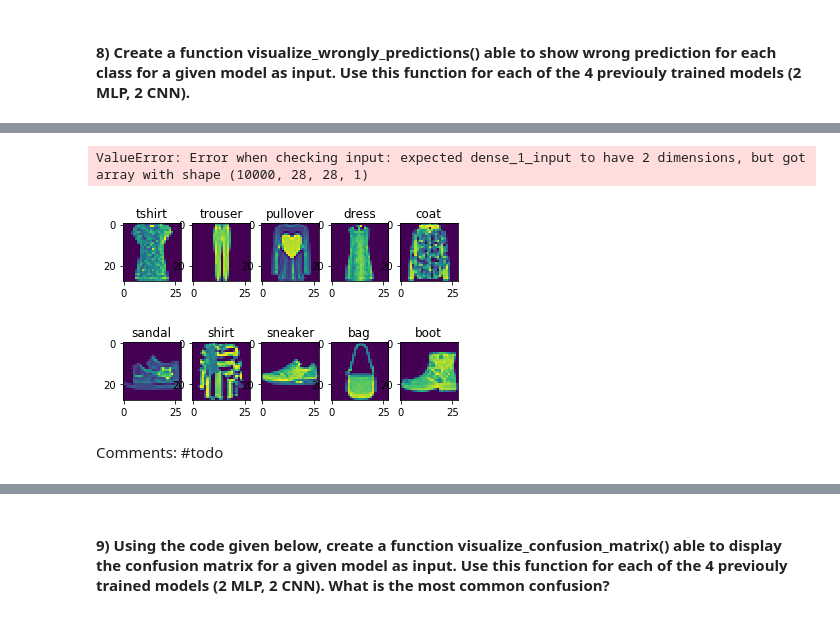
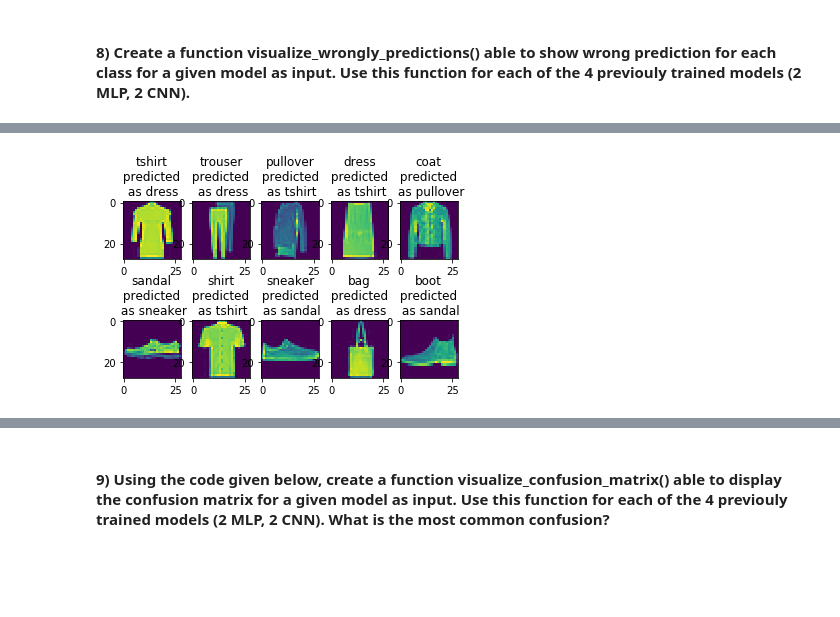
Before and after one commit to iqdecay/DeepLearning, a Jupyter notebook: LabSession5-CNN_Fashion-MNIST-student.ipynb, the cells around one changed output, grey strips where cells are left out. Cells and saved outputs as stored; diff of their text form; code cells hidden in the pictures; blank space fills up the shorter version.

```diff
--- a/LabSession5-CNN_Fashion-MNIST-student.ipynb
+++ b/LabSession5-CNN_Fashion-MNIST-student.ipynb
@@ -275,25 +275,22 @@ Comments: #todo
 # %% [markdown]
 #### 8) Create a function visualize_wrongly_predictions() able to show wrong prediction for each class for a given model as input. Use this function for each of the 4 previouly trained models (2 MLP, 2 CNN).
 # %%
-import numpy as np
-(x_train, y_train), (x_test, y_test) = fashion_mnist.load_data()
-x_test_copy = np.array(x_test)
-x_train  = x_train.reshape(60000,28,28,1)/255.0
-x_test = x_test.reshape(10000,28,28,1)/255.0
-y_test.reshape(10000,1,1)
-y_train.reshape(60000,1,1)
-
 def visualize_wrongly_predictions(model):
     predictions = model.predict(x_test)
     wrong_examples = {}
+    wrong_labels = {}
     classes_found = []
     for index, label in enumerate(y_test) :
-        predicted_class  = predictions.argmax()
-        if predicted_class != label:
+        predicted_class  = predictions[index].argmax()
+        if (predicted_class != label) and (label not in classes_found) :
             classes_found.append(label)
             wrong_examples[label]=x_test[index].reshape(28,28)
+            wrong_labels[label] = class_names[predicted_class]
+        if len(classes_found) == 10 :
+            break
+
     for i in range(10):
         plt.subplot(2, 5,i+1)
         sample = wrong_examples[i]
         plt.imshow(sample)
-        plt.title(class_names[i])
+        plt.title(class_names[i]+"\n predicted \n as "+str(wrong_labels[i]))
@@ -302,12 +297,11 @@ def visualize_wrongly_predictions(model):
-# %%
-visualize_wrongly_predictions(mlp_1)
-visualize_wrongly_predictions(mlp_2)
-# %% [output]
-ValueError: Error when checking input: expected dense_1_input to have 2 dimensions, but got array with shape (10000, 28, 28, 1)
-# %%
-visualize_wrongly_predictions(cnn_1)
-visualize_wrongly_predictions(cnn_2)
-# %% [output]
-[figure, removed]
-# %% [markdown]
-Comments: #todo
+# %%
+num_classes = 10
+(x_train, y_train), (x_test, y_test) = fashion_mnist.load_data()
+z_train = keras.utils.to_categorical(y_train, num_classes)
+z_test = keras.utils.to_categorical(y_test, num_classes)
+x_train = x_train.reshape(A, 784)/255.0
+x_test = x_test.reshape(B, 784)/255.0
+visualize_wrongly_predictions(mlp_1)
+visualize_wrongly_predictions(mlp_2)
+# %% [output]
+[figure, added]
```
Also changed, not shown: parts of 24 cells of this notebook.
